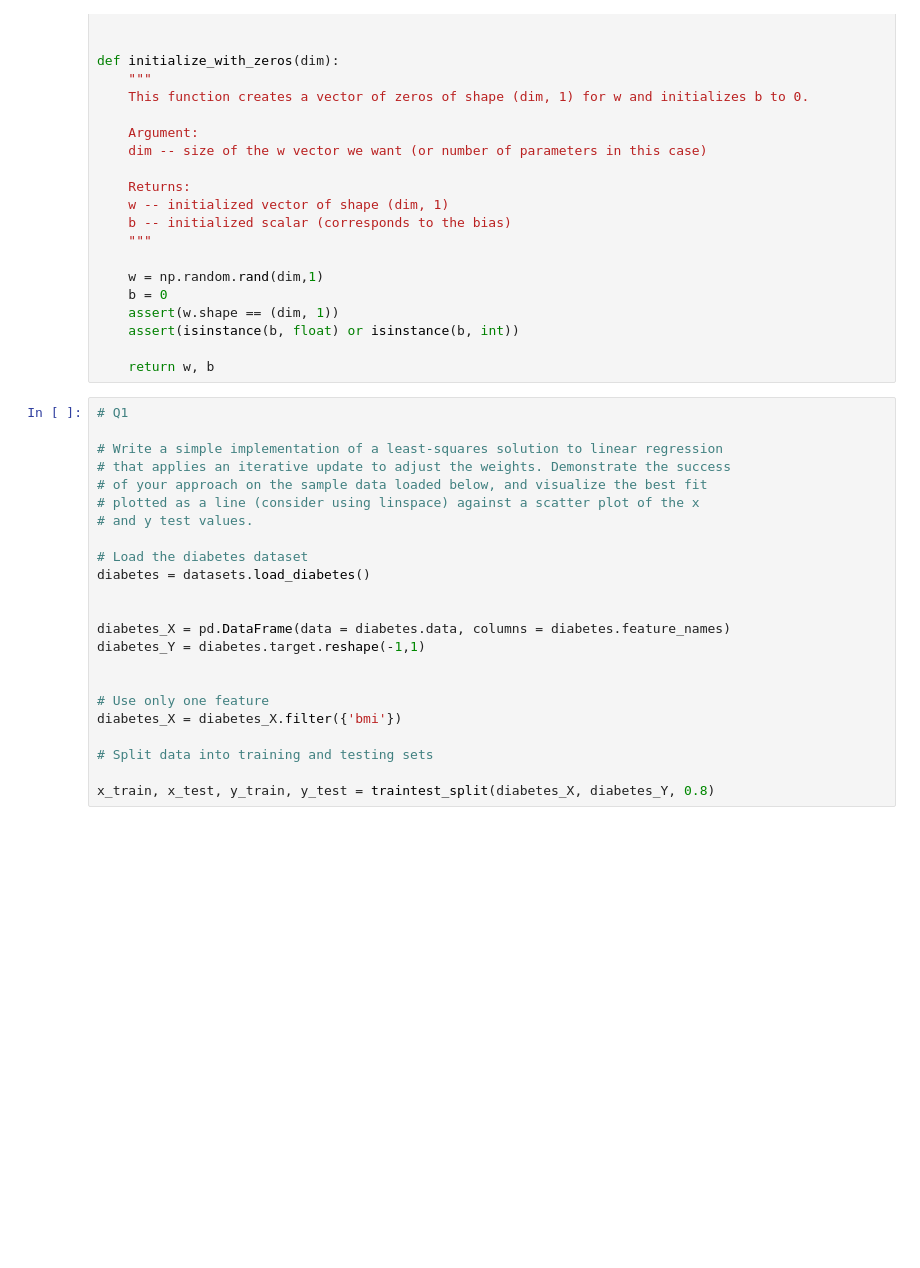
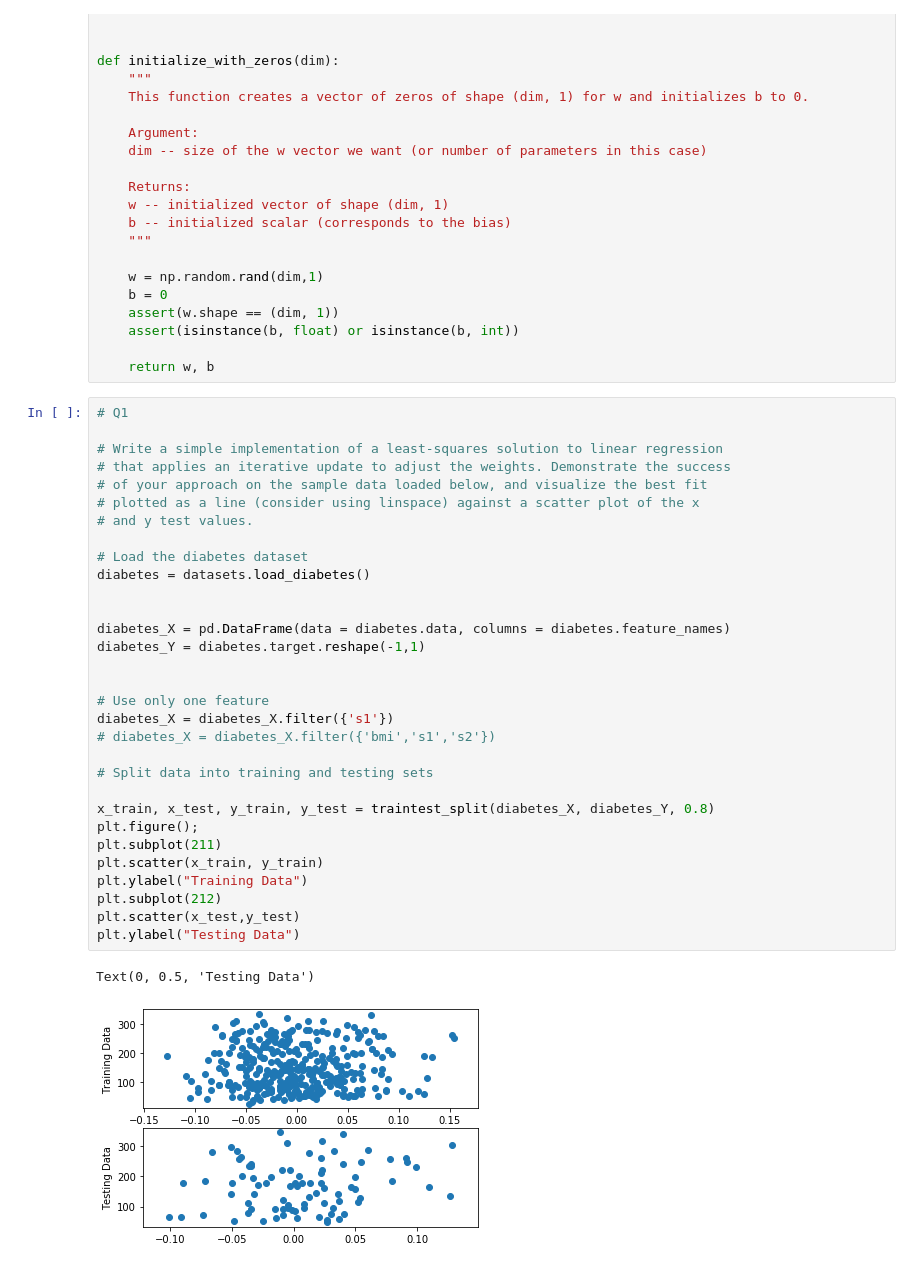
Before and after one commit to justinpontalba/Machine-Learning, a Jupyter notebook: linear regression/scripts/Basic Regression Implementation.ipynb, the cells around one changed output. Cells and saved outputs as stored; diff of their text form; blank space fills up the shorter version.

```diff
--- a/linear regression/scripts/Basic Regression Implementation.ipynb
+++ b/linear regression/scripts/Basic Regression Implementation.ipynb
@@ -95,26 +97,37 @@ def initialize_with_zeros(dim):
 # %%
 # Q1
 
 # Write a simple implementation of a least-squares solution to linear regression
 # that applies an iterative update to adjust the weights. Demonstrate the success
 # of your approach on the sample data loaded below, and visualize the best fit
 # plotted as a line (consider using linspace) against a scatter plot of the x
 # and y test values.
 
 # Load the diabetes dataset
 diabetes = datasets.load_diabetes()
 
 
 diabetes_X = pd.DataFrame(data = diabetes.data, columns = diabetes.feature_names)
 diabetes_Y = diabetes.target.reshape(-1,1)
 
 
 # Use only one feature
-diabetes_X = diabetes_X.filter({'bmi'})
+diabetes_X = diabetes_X.filter({'s1'})
+# diabetes_X = diabetes_X.filter({'bmi','s1','s2'})
 
 # Split data into training and testing sets
 
 x_train, x_test, y_train, y_test = traintest_split(diabetes_X, diabetes_Y, 0.8)
+plt.figure();
+plt.subplot(211)
+plt.scatter(x_train, y_train)
+plt.ylabel("Training Data")
+plt.subplot(212)
+plt.scatter(x_test,y_test)
+plt.ylabel("Testing Data")
+# %% [output]
+Text(0, 0.5, 'Testing Data')
+[figure, added]
 # %%
 diabetes_X.head()
 # %% [output]
```
Also changed, not shown: parts of 8 cells of this notebook, 1 other file.
